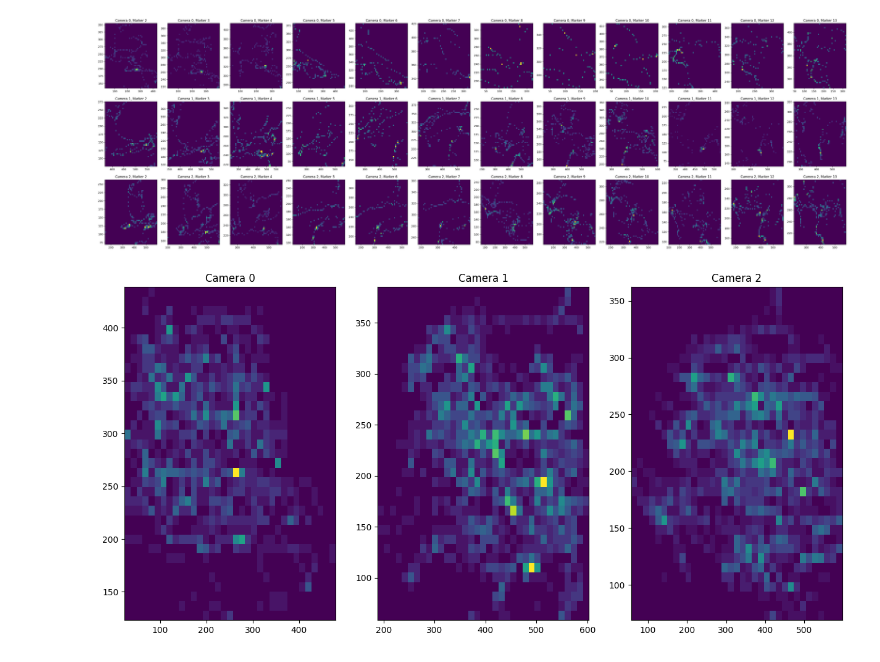
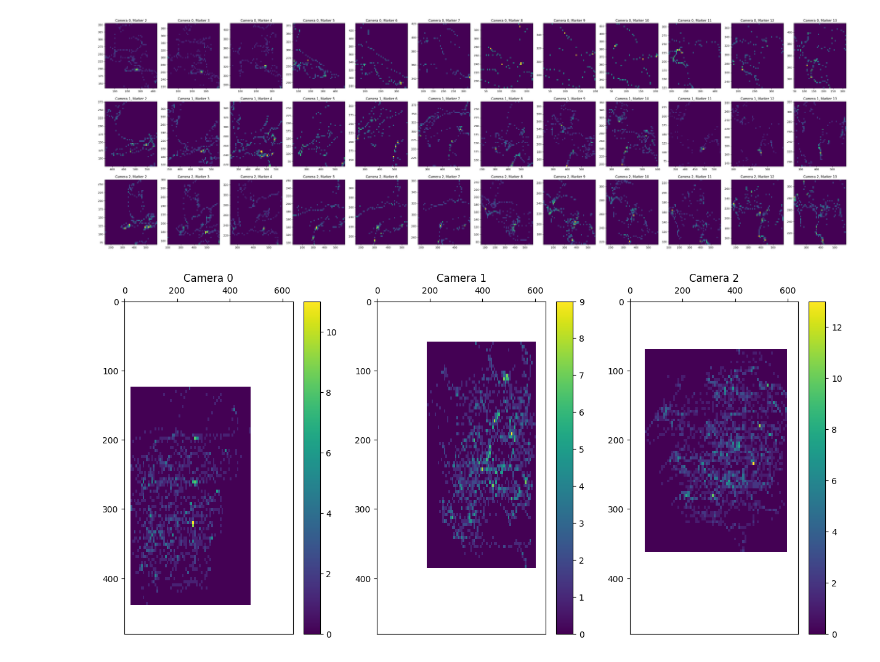
Before and after one commit to goncalofrazao/vicandocker, a Jupyter notebook: main_cangalho.ipynb, the cells around one changed output. Cells and saved outputs as stored; diff of their text form; code cells hidden in the pictures.

Commit message:
fix: heatmps resized to image plane size (weird results)

```diff
--- a/main_cangalho.ipynb
+++ b/main_cangalho.ipynb
@@ -382,21 +382,27 @@ for i, (marker, camera) in enumerate(data):
 # %%
 dict_merge_mrks = {}
 for field in data.keys():
 
     if field[1] not in dict_merge_mrks:
         dict_merge_mrks[field[1]] = []
 
     dict_merge_mrks[field[1]].append(data[field])
 
 
 dict_merge_mrks.keys()
 
 fig, axs = plt.subplots(1, len(dataset.cams),  figsize=(15,7))
 
 for i, camera in enumerate(dict_merge_mrks):
     ax = axs[int(camera)]
     new_data = np.concatenate(dict_merge_mrks[camera], axis=0)
-    ax.hist2d(new_data[:,0], new_data[:,1], bins=35)
+    h = ax.hist2d(new_data[:,0], new_data[:,1], bins=70)  # Flip the y-axis
+    fig.colorbar(h[3], ax=ax)
+
     ax.set_title(f"Camera {camera}")
+    ax.xaxis.set_ticks_position('top')
+    ax.set_xlim([0, dataset.cams["0"].resolution_x])
+    ax.set_ylim([0, dataset.cams["0"].resolution_y])
+    ax.invert_yaxis()
 # %% [output]
-[figure, old version]
+[figure, new version]
```
